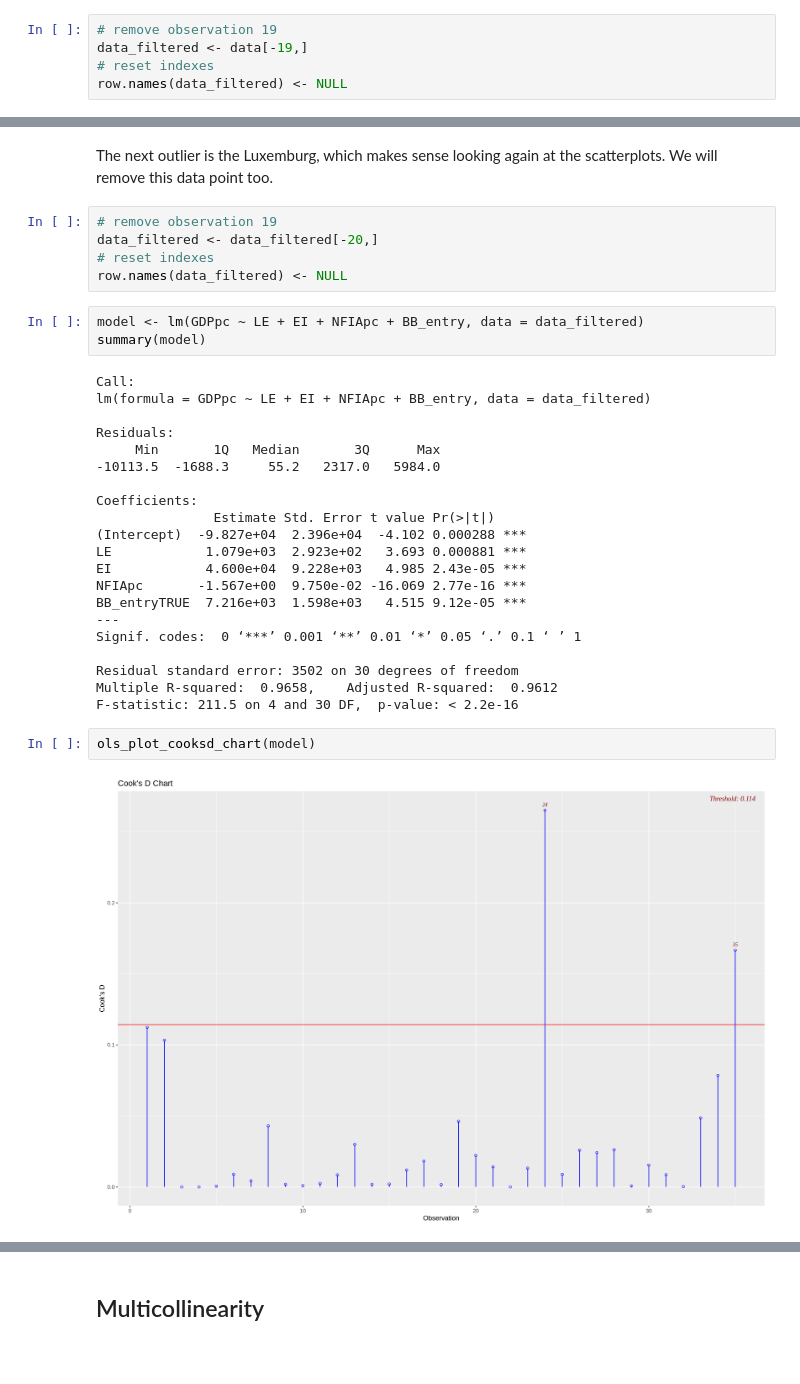
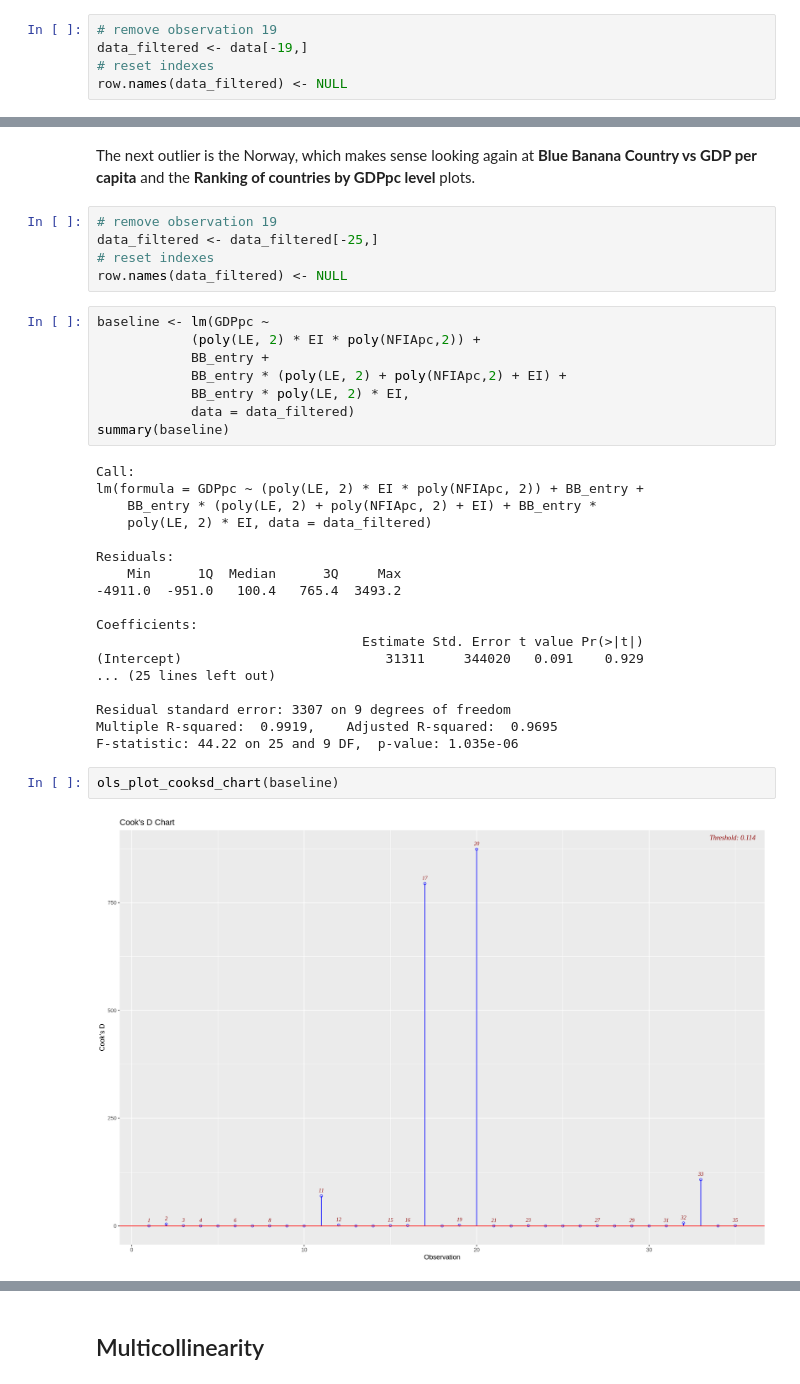
Before and after one commit to nickobard/eurostat-datasets-analysis, a Jupyter notebook: sem-3/semestral-work.ipynb, the cells around one changed output, grey strips where cells are left out. Saved outputs shown, nothing was run; the diff lists cells and outputs as text; blank space fills up the shorter version.

Commit message:
bardanik: Finish cook's distance with a baseline model

```diff
--- a/sem-3/semestral-work.ipynb
+++ b/sem-3/semestral-work.ipynb
@@ -877,35 +880,37 @@ A data.frame: 3 × 6
 # %% [markdown]
-The next outlier is the Luxemburg, which makes sense looking again at the scatterplots. We will remove this data point too.
+The next outlier is the Norway, which makes sense looking again at **Blue Banana Country vs GDP per capita** and the **Ranking of countries by GDPpc level** plots.
 # %%
 # remove observation 19
-data_filtered <- data_filtered[-20,]
+data_filtered <- data_filtered[-25,]
 # reset indexes
 row.names(data_filtered) <- NULL
 # %%
-model <- lm(GDPpc ~ LE + EI + NFIApc + BB_entry, data = data_filtered)
-summary(model)
+baseline <- lm(GDPpc ~
+            (poly(LE, 2) * EI * poly(NFIApc,2)) +
+            BB_entry +
+            BB_entry * (poly(LE, 2) + poly(NFIApc,2) + EI) +
+            BB_entry * poly(LE, 2) * EI,
+            data = data_filtered)
+summary(baseline)
 # %% [output]
 Call:
-lm(formula = GDPpc ~ LE + EI + NFIApc + BB_entry, data = data_filtered)
+lm(formula = GDPpc ~ (poly(LE, 2) * EI * poly(NFIApc, 2)) + BB_entry +
+    BB_entry * (poly(LE, 2) + poly(NFIApc, 2) + EI) + BB_entry *
+    poly(LE, 2) * EI, data = data_filtered)
 
 Residuals:
-     Min       1Q   Median       3Q      Max
--10113.5  -1688.3     55.2   2317.0   5984.0
+    Min      1Q  Median      3Q     Max
+-4911.0  -951.0   100.4   765.4  3493.2
 
 Coefficients:
-               Estimate Std. Error t value Pr(>|t|)
-(Intercept)  -9.827e+04  2.396e+04  -4.102 0.000288 ***
-LE            1.079e+03  2.923e+02   3.693 0.000881 ***
-EI            4.600e+04  9.228e+03   4.985 2.43e-05 ***
-NFIApc       -1.567e+00  9.750e-02 -16.069 2.77e-16 ***
-BB_entryTRUE  7.216e+03  1.598e+03   4.515 9.12e-05 ***
----
-Signif. codes:  0 ‘***’ 0.001 ‘**’ 0.01 ‘*’ 0.05 ‘.’ 0.1 ‘ ’ 1
+                                  Estimate Std. Error t value Pr(>|t|)
+(Intercept)                          31311     344020   0.091    0.929
+... (25 lines left out)
 
-Residual standard error: 3502 on 30 degrees of freedom
-Multiple R-squared:  0.9658,    Adjusted R-squared:  0.9612
-F-statistic: 211.5 on 4 and 30 DF,  p-value: < 2.2e-16
+Residual standard error: 3307 on 9 degrees of freedom
+Multiple R-squared:  0.9919,    Adjusted R-squared:  0.9695
+F-statistic: 44.22 on 25 and 9 DF,  p-value: 1.035e-06
 # %%
-ols_plot_cooksd_chart(model)
+ols_plot_cooksd_chart(baseline)
 # %% [output]
-[figure, old version]
+[figure, new version]
```
Also changed, not shown: parts of 19 cells of this notebook.
